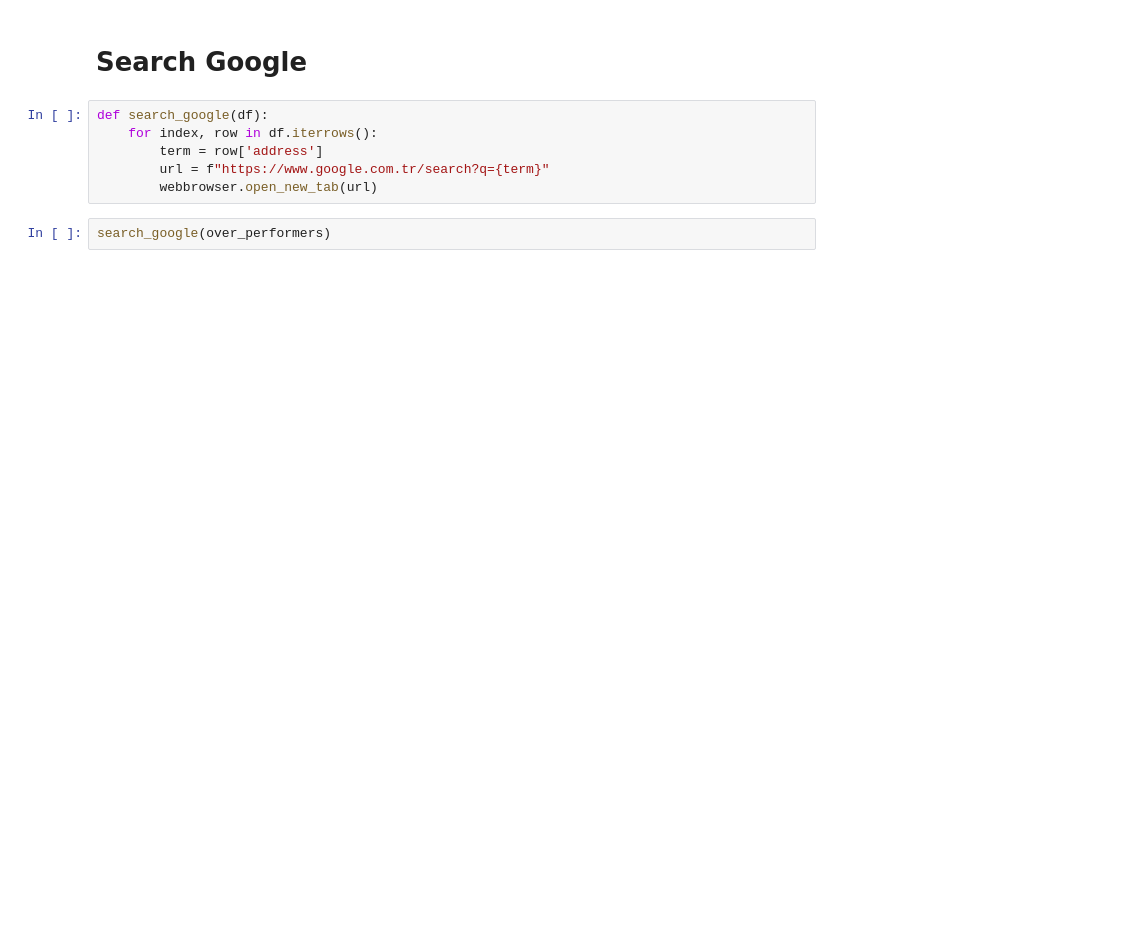
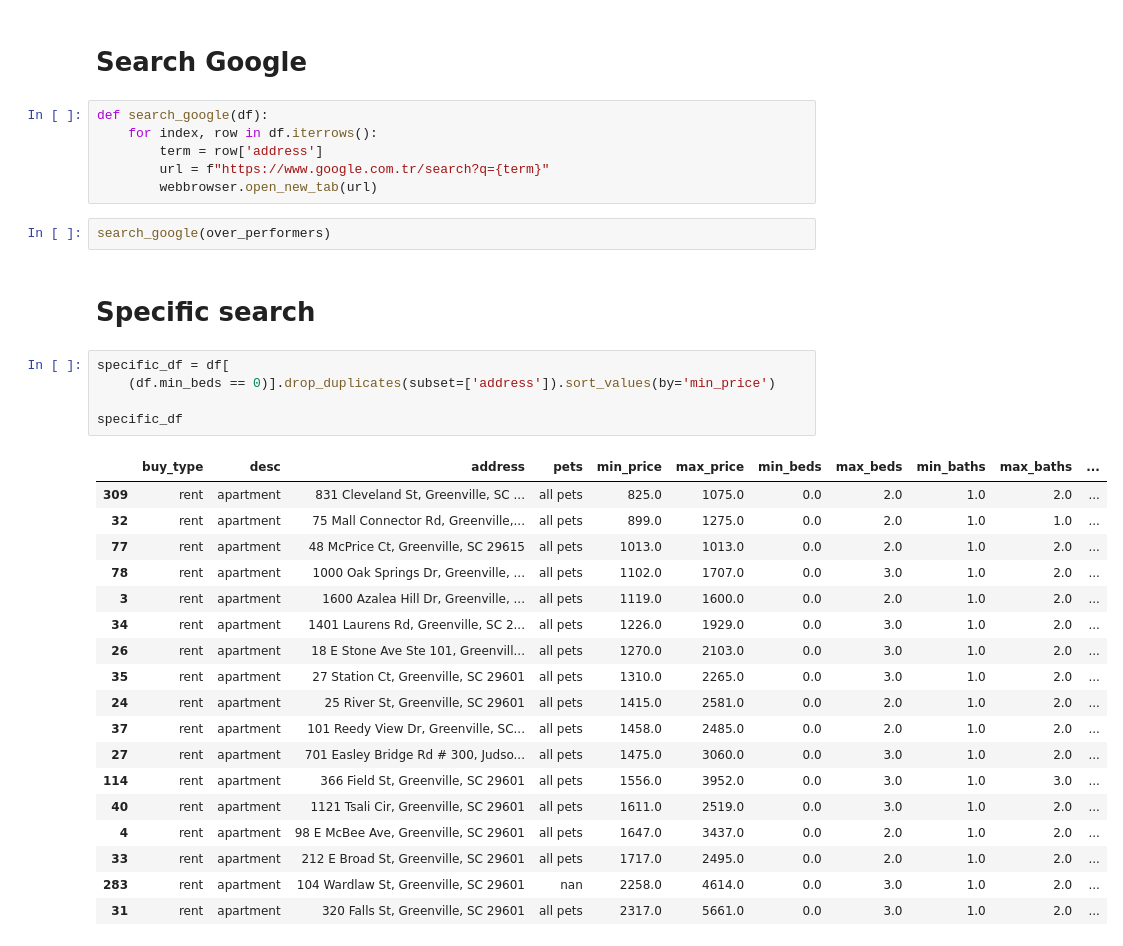
Before and after one commit to mbcalli/apartment-search, a Jupyter notebook: scrape.ipynb, the cells around one changed output. Drawn from its saved outputs; the diff is of its cells as text; blank space fills up the shorter version.

```diff
--- a/scrape.ipynb
+++ b/scrape.ipynb
@@ -381,3 +333,29 @@ def search_google(df):
 		webbrowser.open_new_tab(url)
 # %%
 search_google(over_performers)
+# %% [markdown]
+# Specific search
+# %%
+specific_df = df[
+	(df.min_beds == 0)].drop_duplicates(subset=['address']).sort_values(by='min_price')
+
+specific_df
+# %% [output]
+|  | buy_type | desc | address | pets | min_price | max_price | min_beds | max_beds | min_baths | max_baths | ... |
+| 309 | rent | apartment | 831 Cleveland St, Greenville, SC ... | all pets | 825.0 | 1075.0 | 0.0 | 2.0 | 1.0 | 2.0 | ... |
+| 32 | rent | apartment | 75 Mall Connector Rd, Greenville,... | all pets | 899.0 | 1275.0 | 0.0 | 2.0 | 1.0 | 1.0 | ... |
+| 77 | rent | apartment | 48 McPrice Ct, Greenville, SC 29615 | all pets | 1013.0 | 1013.0 | 0.0 | 2.0 | 1.0 | 2.0 | ... |
+| 78 | rent | apartment | 1000 Oak Springs Dr, Greenville, ... | all pets | 1102.0 | 1707.0 | 0.0 | 3.0 | 1.0 | 2.0 | ... |
+| 3 | rent | apartment | 1600 Azalea Hill Dr, Greenville, ... | all pets | 1119.0 | 1600.0 | 0.0 | 2.0 | 1.0 | 2.0 | ... |
+| 34 | rent | apartment | 1401 Laurens Rd, Greenville, SC 2... | all pets | 1226.0 | 1929.0 | 0.0 | 3.0 | 1.0 | 2.0 | ... |
+| 26 | rent | apartment | 18 E Stone Ave Ste 101, Greenvill... | all pets | 1270.0 | 2103.0 | 0.0 | 3.0 | 1.0 | 2.0 | ... |
+| 35 | rent | apartment | 27 Station Ct, Greenville, SC 29601 | all pets | 1310.0 | 2265.0 | 0.0 | 3.0 | 1.0 | 2.0 | ... |
+| 24 | rent | apartment | 25 River St, Greenville, SC 29601 | all pets | 1415.0 | 2581.0 | 0.0 | 2.0 | 1.0 | 2.0 | ... |
+| 37 | rent | apartment | 101 Reedy View Dr, Greenville, SC... | all pets | 1458.0 | 2485.0 | 0.0 | 2.0 | 1.0 | 2.0 | ... |
+| 27 | rent | apartment | 701 Easley Bridge Rd # 300, Judso... | all pets | 1475.0 | 3060.0 | 0.0 | 3.0 | 1.0 | 2.0 | ... |
+| 114 | rent | apartment | 366 Field St, Greenville, SC 29601 | all pets | 1556.0 | 3952.0 | 0.0 | 3.0 | 1.0 | 3.0 | ... |
+| 40 | rent | apartment | 1121 Tsali Cir, Greenville, SC 29601 | all pets | 1611.0 | 2519.0 | 0.0 | 3.0 | 1.0 | 2.0 | ... |
+| 4 | rent | apartment | 98 E McBee Ave, Greenville, SC 29601 | all pets | 1647.0 | 3437.0 | 0.0 | 2.0 | 1.0 | 2.0 | ... |
+| 33 | rent | apartment | 212 E Broad St, Greenville, SC 29601 | all pets | 1717.0 | 2495.0 | 0.0 | 2.0 | 1.0 | 2.0 | ... |
+| 283 | rent | apartment | 104 Wardlaw St, Greenville, SC 29601 | nan | 2258.0 | 4614.0 | 0.0 | 3.0 | 1.0 | 2.0 | ... |
+| 31 | rent | apartment | 320 Falls St, Greenville, SC 29601 | all pets | 2317.0 | 5661.0 | 0.0 | 3.0 | 1.0 | 2.0 | ... |
```
Also changed, not shown: parts of 10 cells of this notebook.
